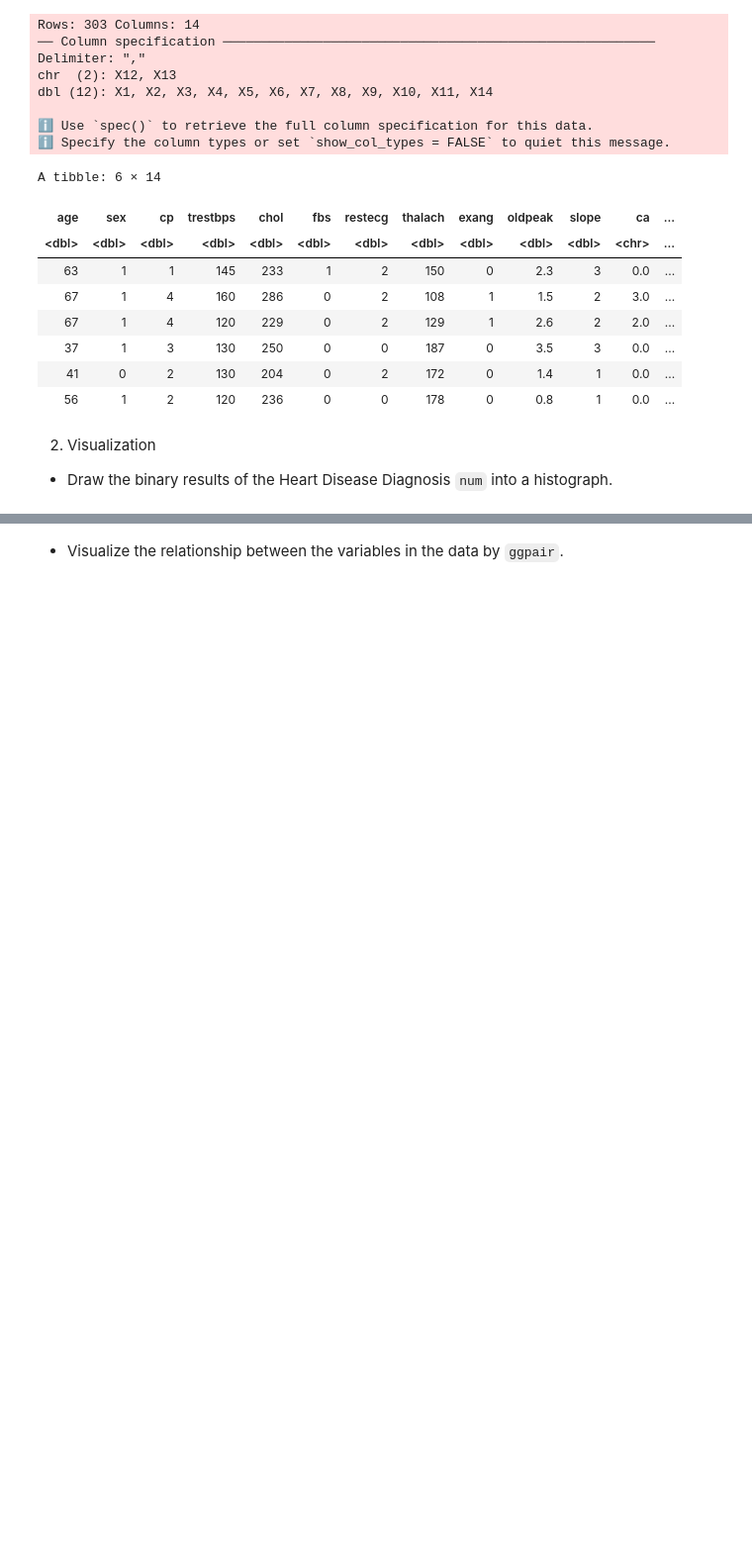
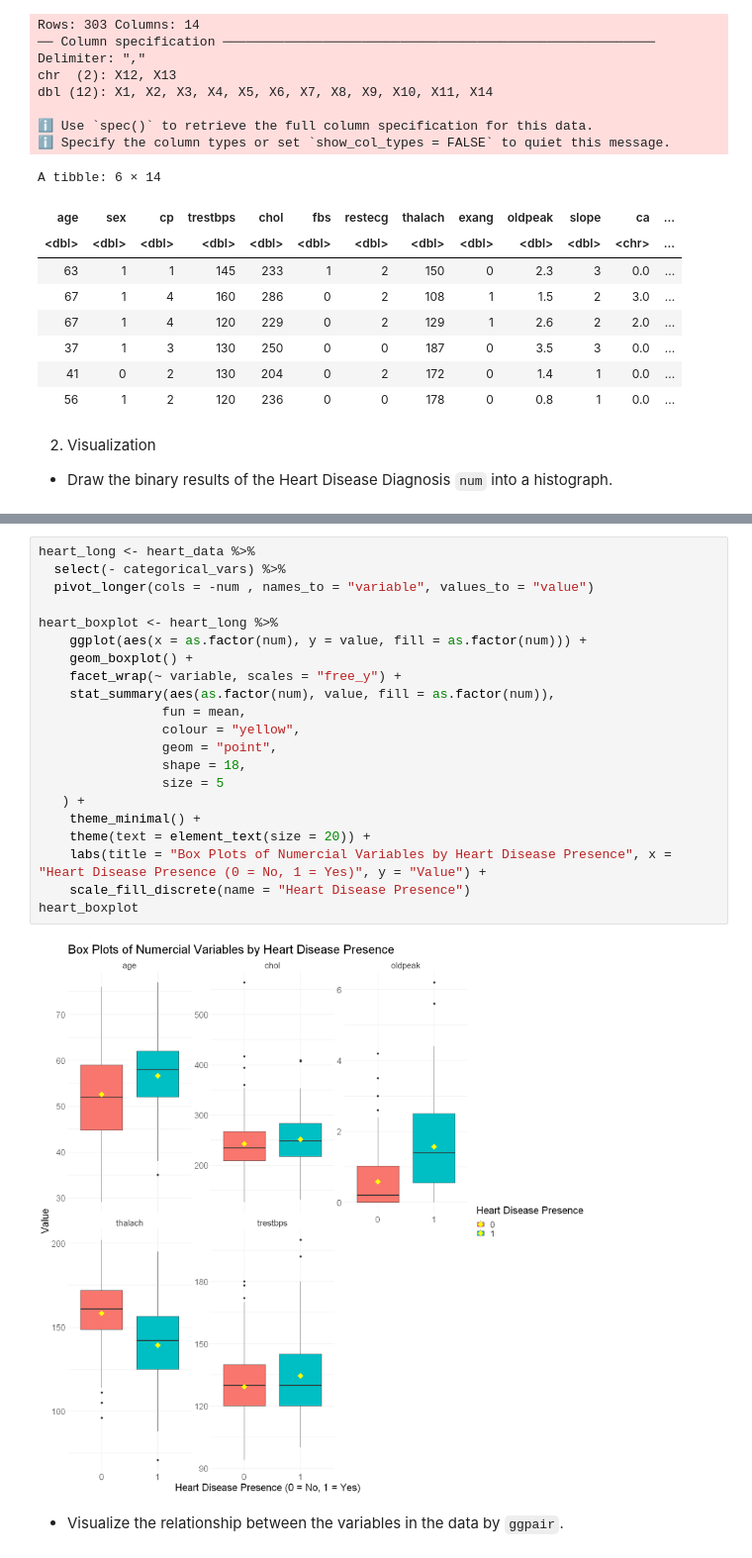
Before and after one commit to Speculatorrr/Group-STAT301, a Jupyter notebook: Planning-Christin.ipynb, the cells around one changed output, grey strips where cells are left out. Shown: that part at 99% size. Cells and saved outputs as stored; diff of their text form; blank space fills up the shorter version.

```diff
--- a/Planning-Christin.ipynb
+++ b/Planning-Christin.ipynb
@@ -122,3 +172,26 @@ heart_goal_hist
+# %%
+heart_long <- heart_data %>%
+  select(- categorical_vars) %>%
+  pivot_longer(cols = -num , names_to = "variable", values_to = "value")
+
+heart_boxplot <- heart_long %>%
+    ggplot(aes(x = as.factor(num), y = value, fill = as.factor(num))) +
+    geom_boxplot() +
+    facet_wrap(~ variable, scales = "free_y") +
+    stat_summary(aes(as.factor(num), value, fill = as.factor(num)),
+                fun = mean,
+                colour = "yellow",
+                geom = "point",
+                shape = 18,
+                size = 5
+   ) +
+    theme_minimal() +
+    theme(text = element_text(size = 20)) +
+    labs(title = "Box Plots of Numercial Variables by Heart Disease Presence", x = "Heart Disease Presence (0 = No, 1 = Yes)", y = "Value") +
+    scale_fill_discrete(name = "Heart Disease Presence")
+heart_boxplot
+# %% [output]
+[figure, added]
 # %% [markdown]
 - Visualize the relationship between the variables in the data by `ggpair`.
 # %%
```
Also changed, not shown: parts of 11 cells of this notebook.
